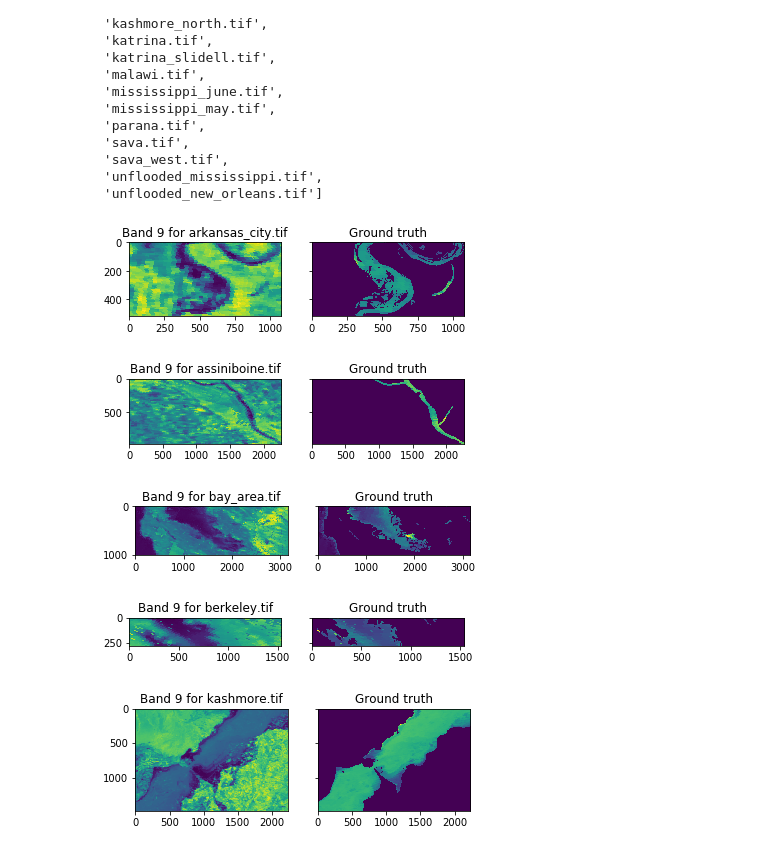
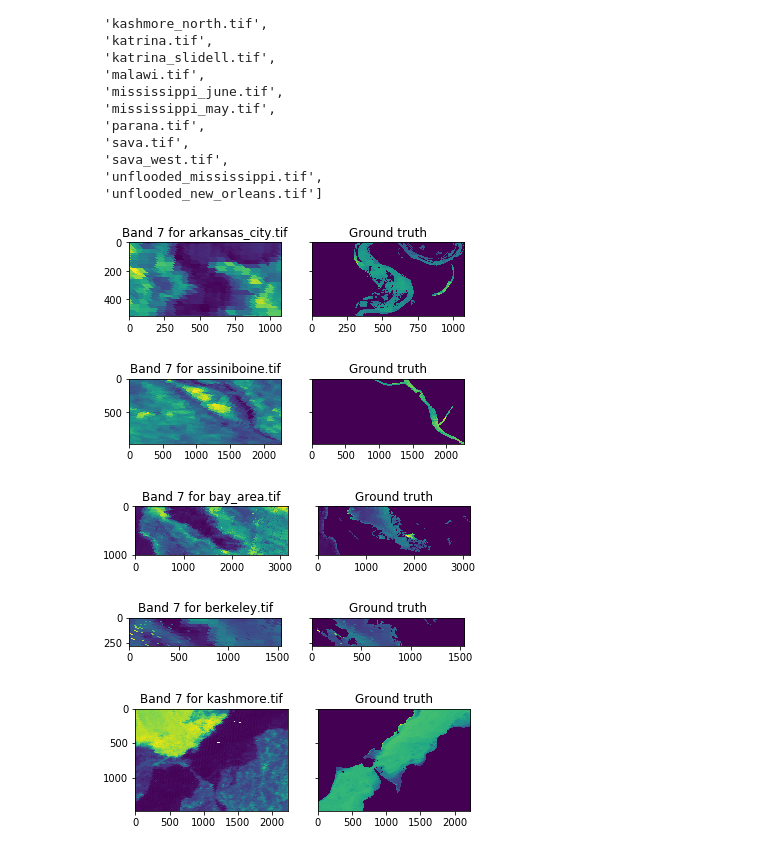
Before and after one commit to rcampbell95/MODIS-Classifier, a Jupyter notebook: Reading Satellite Images.ipynb, the cells around one changed output. Drawn from its saved outputs; the diff is of its cells as text; code cells hidden in the pictures.

```diff
--- a/Reading Satellite Images.ipynb
+++ b/Reading Satellite Images.ipynb
@@ -44,24 +44,24 @@ data = np.array(data)
 # %%
 # Sample spectral data
 max_sample = 5
-band_sample = 9
+band_sample = 7
 columns = 2
 
 for index, sample in enumerate(data):
     if index == max_sample:
         break
 
     f, plots = plt.subplots(1, columns, sharey=True)
 
     plots[0].set_title("Band {} for {}".format(band_sample, filenames[index]))
     plots[1].set_title("Ground truth")
 
     imgplot = plots[0].imshow(sample[band_sample])
 
     imgflooded = plots[1].imshow(np.multiply(sample[0], sample[1]))
 # %% [output]
-[figure, old version]
+[figure, new version]
-[figure, old version]
+[figure, new version]
-[figure, old version]
+[figure, new version]
-[figure, old version]
+[figure, new version]
-[figure, old version]
+[figure, new version]
```
Also changed, not shown: 1 other file.
